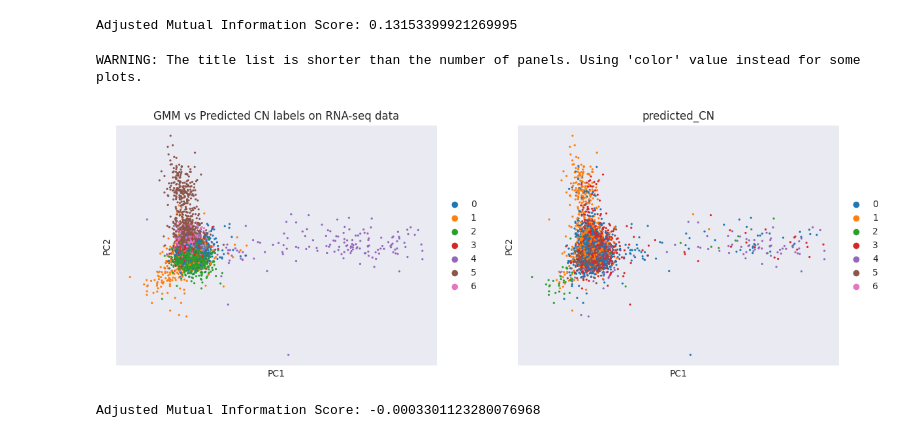
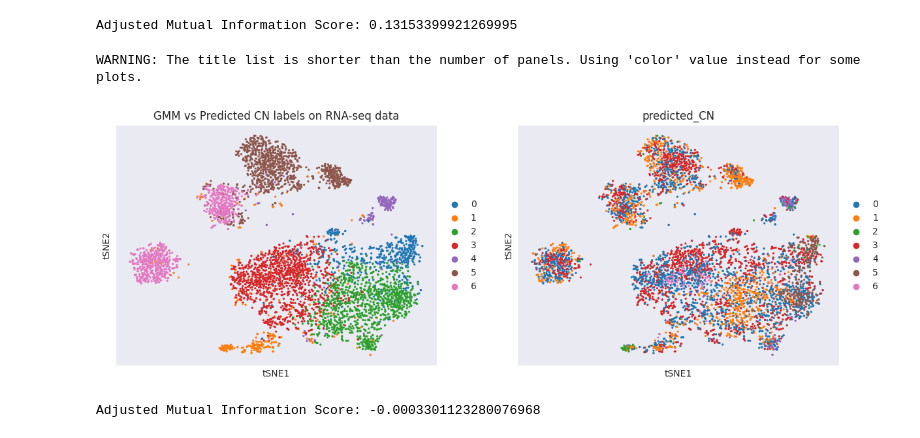
Before and after one commit to reformist/Mapping-scRNA-seq-Variability-Using-Co-Embedding-to-Understand-Cell-Neighborhood-Effects, a Jupyter notebook: running_maxfuse_simple.ipynb, the cells around one changed output. Saved outputs shown, nothing was run; the diff lists cells and outputs as text; code cells hidden in the pictures.

```diff
--- a/running_maxfuse_simple.ipynb
+++ b/running_maxfuse_simple.ipynb
@@ -534,6 +517,8 @@ codex_embedding.write('codex_embedding.h5ad')
 rna_embedding.write('rna_embedding.h5ad')
 # %%
 # num rna cell vs num codex cell
+codex_embedding = anndata.read('codex_embedding.h5ad')
+rna_embedding = anndata.read('rna_embedding.h5ad')
 print(rna_embedding.shape)
 print(codex_embedding.shape)
 # %% [output]
@@ -595,10 +582,10 @@ plt.show()
 # Prepare the RNA features
 # %%
 # prepare data for training
-features = rna_embedding
+features = rna_embedding.X
 labels = None
 # %%
-predicted_RNA_CN = model.predict(rna_embedding.X)
+predicted_RNA_CN = model.predict(features)
 # %%
 rna_embedding = anndata.AnnData(rna_embedding)
 rna_embedding.obs = rna.obs
@@ -624,8 +606,35 @@ for cluster in clusters:
 # %%
-# apply silhouette score on the predicted CN labels
+#
+cell_types = rna_embedding.obs['Cluster'].unique()
+silhouette_score_per_cell_type = {}
+davies_bouldin_score_per_cell_type = {}
+calinski_harabasz_score_per_cell_type = {}
+rna_embedding.obs['silhouette_score']  = [None]*rna_embedding.obs.shape[0]
+rna_embedding.obs['davies_bouldin_score']  = [None]*rna_embedding.obs.shape[0]
+rna_embedding.obs['calinski_harabasz_score']  = [None]*rna_embedding.obs.shape[0]
+for curr_cell_type in cell_types:
+    # get the scores for each cell type cluster
+    curr_cell_type_indexes = rna_embedding.obs['Cluster'] == curr_cell_type
+    curr_cell_type_data = rna_embedding[curr_cell_type_indexes].X
+    curr_predicted_CN = rna_embedding.obs['predicted_CN'][curr_cell_type_indexes]
 
-# print results of all scores
-print('Silhouette Score:', silhouette_score(rna_embedding.X, predicted_RNA_CN))
-print('Calinski Harabasz Score:', calinski_harabasz_score(rna_embedding.X, predicted_RNA_CN))
-print('Davies Bouldin Score:', davies_bouldin_score(rna_embedding.X, predicted_RNA_CN))
+    silhouette_score_per_cell_type[curr_cell_type] = silhouette_score(curr_cell_type_data, curr_predicted_CN)
+    davies_bouldin_score_per_cell_type[curr_cell_type] = -  davies_bouldin_score(curr_cell_type_data, curr_predicted_CN) # we want higer better
+    calinski_harabasz_score_per_cell_type[curr_cell_type] = calinski_harabasz_score(curr_cell_type_data, curr_predicted_CN)
+
+    rna_embedding.obs['silhouette_score'][curr_cell_type_indexes] = silhouette_score_per_cell_type[curr_cell_type]
+    rna_embedding.obs['davies_bouldin_score'][curr_cell_type_indexes] = davies_bouldin_score_per_cell_type[curr_cell_type]
+    rna_embedding.obs['calinski_harabasz_score'][curr_cell_type_indexes] = calinski_harabasz_score_per_cell_type[curr_cell_type]
+
+# normalize all scores between 0 and 1 and means them to one final score using sklearn.preprocessing.MinMaxScaler:
+scaler = MinMaxScaler()
+rna_embedding.obs['norm_silhouette_score'] = scaler.fit_transform(rna_embedding.obs['silhouette_score'].values.reshape(-1, 1))
+rna_embedding.obs['norm_davies_bouldin_score'] = scaler.fit_transform(rna_embedding.obs['davies_bouldin_score'].values.reshape(-1, 1))
+rna_embedding.obs['norm_calinski_harabasz_score'] = scaler.fit_transform(rna_embedding.obs['calinski_harabasz_score'].values.reshape(-1, 1))
+
+# mean all score to final score
+rna_embedding.obs['final_score'] = (rna_embedding.obs['norm_silhouette_score'] + rna_embedding.obs['norm_davies_bouldin_score'] + rna_embedding.obs['norm_calinski_harabasz_score'])/3
+sns.barplot(x='Cluster', y='final_score', data=rna_embedding.obs)
+plt.title('Final Clustering Score on RNA-seq data')
+plt.show()
 # %% [output]
@@ -643,10 +679,10 @@ print('Adjusted Mutual Information Score:', ami_score)
 Adjusted Mutual Information Score: 0.13153399921269995
 # %%
 # plot the RNA embedding with the HDBSCAN labels vs the predicted CN labels
-sc.pl.pca(rna_embedding, color=['GMM', 'predicted_CN'], title='GMM vs Predicted CN labels on RNA-seq data')
+sc.pl.tsne(rna_embedding, color=['GMM', 'predicted_CN'], title='GMM vs Predicted CN labels on RNA-seq data')
 # %% [output]
 WARNING: The title list is shorter than the number of panels. Using 'color' value instead for some plots.
-[figure, old version]
+[figure, new version]
 # %%
 
 clusterer = hdbscan.HDBSCAN(min_cluster_size=2, gen_min_span_tree=True)
```
Also changed, not shown: parts of 24 cells of this notebook, 1 other file.
